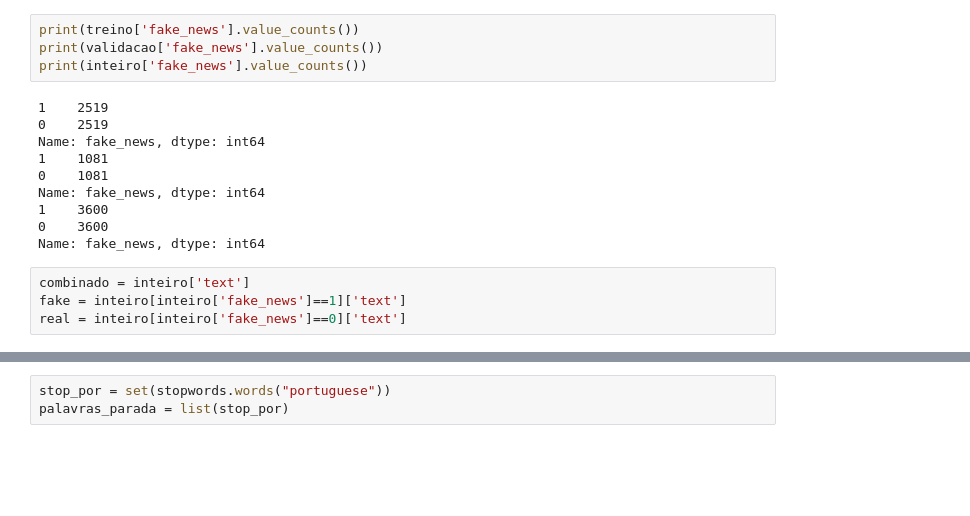
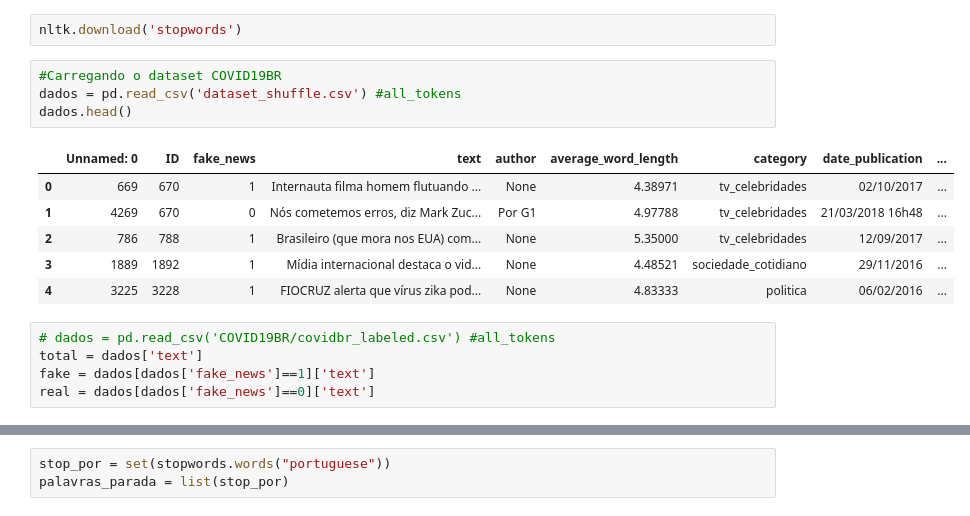
Before and after one commit to giovanipisa/datascience, a Jupyter notebook: FAKEBRCORPUS/estatisticasFAKEBR.ipynb, the cells around one changed output, grey strips where cells are left out. Saved outputs shown, nothing was run; the diff lists cells and outputs as text; blank space fills up the shorter version.

```diff
--- a/FAKEBRCORPUS/estatisticasFAKEBR.ipynb
+++ b/FAKEBRCORPUS/estatisticasFAKEBR.ipynb
@@ -63,18 +9,18 @@ memory usage: 618.8+ KB
-# %%
-print(treino['fake_news'].value_counts())
-print(validacao['fake_news'].value_counts())
-print(inteiro['fake_news'].value_counts())
-# %% [output]
-1    2519
-0    2519
-Name: fake_news, dtype: int64
-1    1081
-0    1081
-Name: fake_news, dtype: int64
-1    3600
-0    3600
-Name: fake_news, dtype: int64
+# %%
+nltk.download('stopwords')
+# %%
+#Carregando o dataset COVID19BR
+dados = pd.read_csv('dataset_shuffle.csv') #all_tokens
+dados.head()
+# %% [output]
+|  | Unnamed: 0 | ID | fake_news | text | author | average_word_length | category | date_publication | ... |
+| 0 | 669 | 670 | 1 | Internauta filma homem flutuando ... | None | 4.38971 | tv_celebridades | 02/10/2017 | ... |
+| 1 | 4269 | 670 | 0 | Nós cometemos erros, diz Mark Zuc... | Por G1 | 4.97788 | tv_celebridades | 21/03/2018 16h48 | ... |
+| 2 | 786 | 788 | 1 | Brasileiro (que mora nos EUA) com... | None | 5.35000 | tv_celebridades | 12/09/2017 | ... |
+| 3 | 1889 | 1892 | 1 | Mídia internacional destaca o vid... | None | 4.48521 | sociedade_cotidiano | 29/11/2016 | ... |
+| 4 | 3225 | 3228 | 1 | FIOCRUZ alerta que vírus zika pod... | None | 4.83333 | politica | 06/02/2016 | ... |
 # %%
-combinado = inteiro['text']
-fake = inteiro[inteiro['fake_news']==1]['text']
-real = inteiro[inteiro['fake_news']==0]['text']
+# dados = pd.read_csv('COVID19BR/covidbr_labeled.csv') #all_tokens
+total = dados['text']
+fake = dados[dados['fake_news']==1]['text']
+real = dados[dados['fake_news']==0]['text']
```
Also changed, not shown: parts of 19 cells of this notebook, 1 other file.
